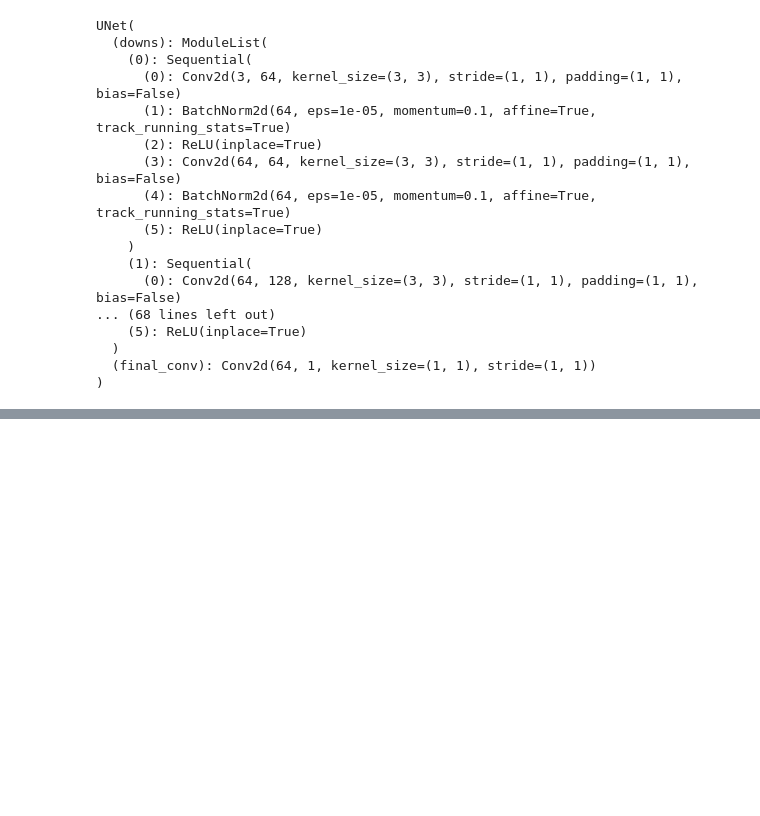
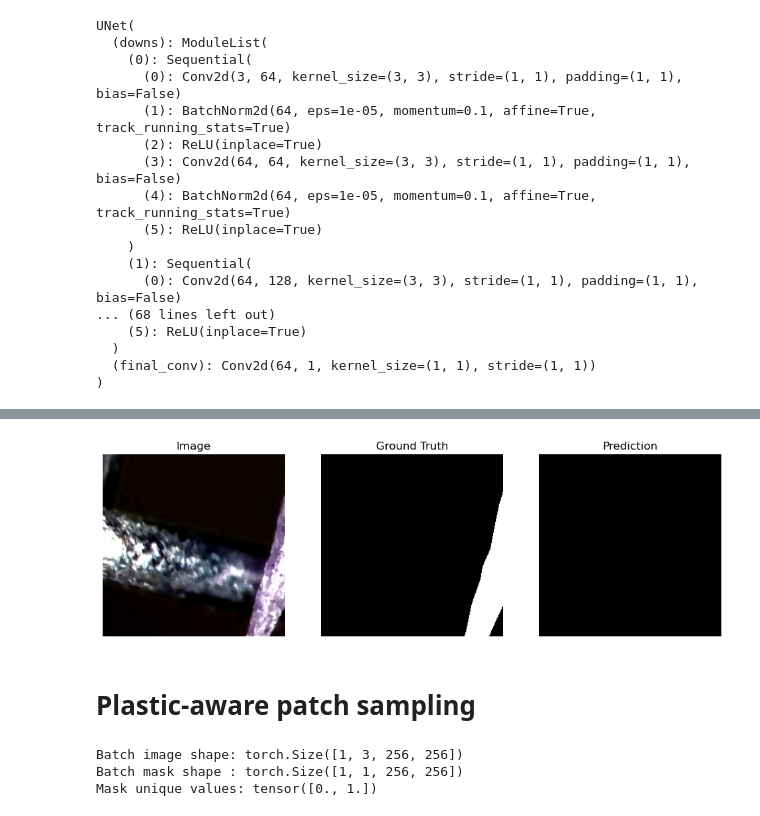
Before and after one commit to Kishmala0987/MicroplasticNet-Automated-Segmentation-and-Classification-of-Microplastic-Particles, a Jupyter notebook: BinarySegmentation.ipynb, the cells around one changed output, grey strips where cells are left out. Drawn from its saved outputs; the diff is of its cells as text; code cells hidden in the pictures; blank space fills up the shorter version.

```diff
--- a/BinarySegmentation.ipynb
+++ b/BinarySegmentation.ipynb
@@ -237,0 +271,44 @@ print("Output min/max:", outputs.min().item(), outputs.max().item())
+# %%
+import matplotlib.pyplot as plt
+
+model.eval()
+
+# take one batch
+images, masks = next(iter(train_loader))
+
+images = images.to(device)
+masks = masks.to(device)
+
+with torch.no_grad():
+    preds = model(images)
+
+# move to cpu for visualization
+image = images[0].permute(1,2,0).cpu().numpy()
+mask = masks[0][0].cpu().numpy()
+pred = preds[0][0].cpu().numpy()
+
+# convert probability → binary prediction
+pred_binary = (pred > 0.5).astype(float)
+
+plt.figure(figsize=(12,4))
+
+plt.subplot(1,3,1)
+plt.imshow(image)
+plt.title("Image")
+plt.axis("off")
+
+plt.subplot(1,3,2)
+plt.imshow(mask, cmap="gray")
+plt.title("Ground Truth")
+plt.axis("off")
+
+plt.subplot(1,3,3)
+plt.imshow(pred_binary, cmap="gray")
+plt.title("Prediction")
+plt.axis("off")
+
+plt.show()
+# %% [output]
+[figure, added]
+# %% [markdown]
+# Plastic-aware patch sampling
@@ -237,0 +394,11 @@ print("Output min/max:", outputs.min().item(), outputs.max().item())
+# %%
+# --- Test batch ---
+images, masks = next(iter(train_loader))
+
+print("Batch image shape:", images.shape)
+print("Batch mask shape :", masks.shape)
+print("Mask unique values:", torch.unique(masks))
+# %% [output]
+Batch image shape: torch.Size([1, 3, 256, 256])
+Batch mask shape : torch.Size([1, 1, 256, 256])
+Mask unique values: tensor([0., 1.])
```
Also changed, not shown: parts of 9 cells of this notebook.
